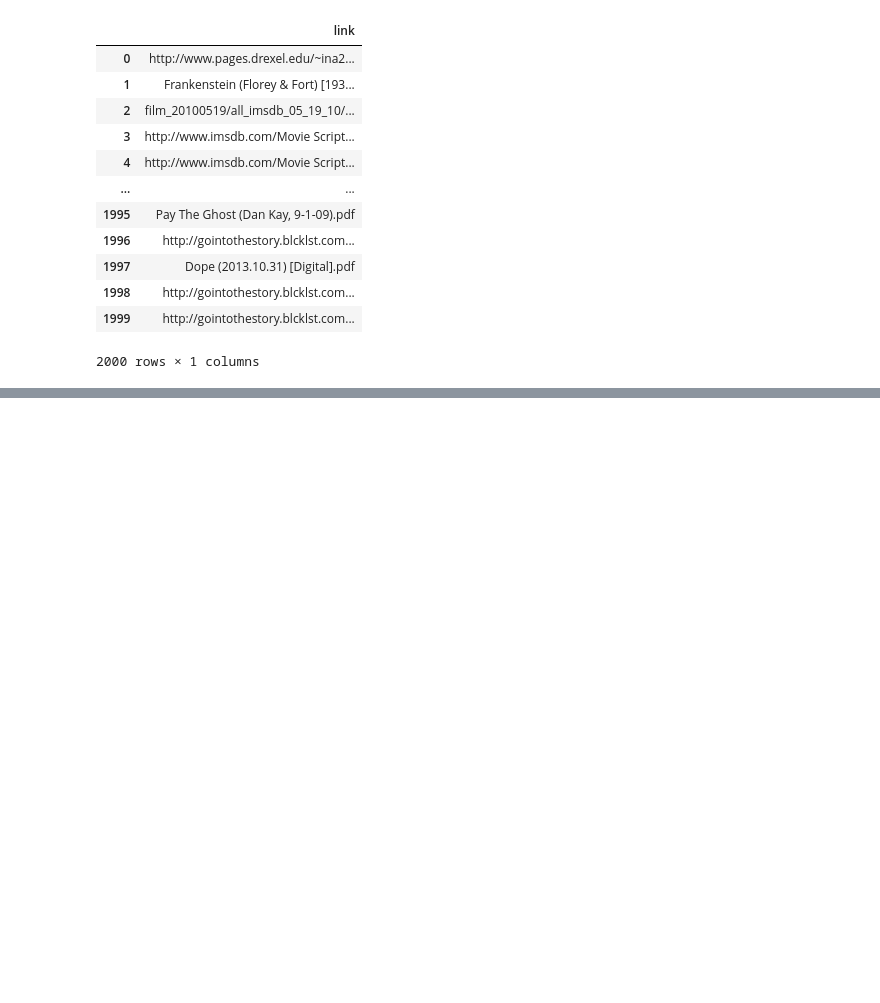
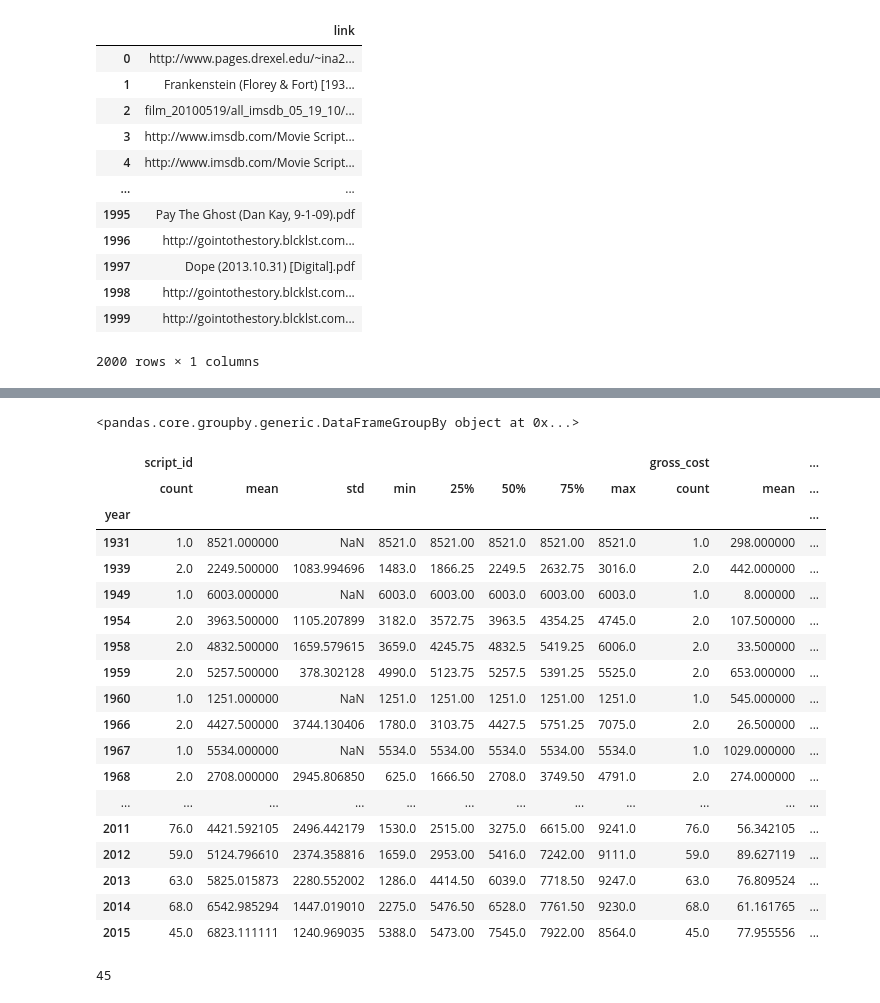
Before and after one commit to ZoeLeBlanc/IntroToDH2020, a Jupyter notebook: week7/Introduction to Pandas.ipynb, the cells around one changed output, grey strips where cells are left out. Saved outputs shown, nothing was run; the diff lists cells and outputs as text; code cells hidden in the pictures; blank space fills up the shorter version.

```diff
--- a/week7/Introduction to Pandas.ipynb
+++ b/week7/Introduction to Pandas.ipynb
@@ -119,0 +179,2 @@ pandas.core.frame.DataFrame
+# %%
+film_scripts.rename(columns={'link': 'source'}, inplace=True)
@@ -119,0 +197,2 @@ pandas.core.frame.DataFrame
+# %%
+film_scripts['link'] = film_scripts['source']
@@ -119,0 +237,2 @@ pandas.core.frame.DataFrame
+# %%
+film_scripts.rename(columns={'gross (inflation-adjusted)': 'gross_ia'}, inplace=True)
@@ -119,0 +301,2 @@ pandas.core.frame.DataFrame
+# %%
+film_scripts_costs = film_scripts[film_scripts.gross_cost > 0]
@@ -119,0 +327,30 @@ pandas.core.frame.DataFrame
+# %%
+film_scripts_costs.groupby('year')
+# %% [output]
+<pandas.core.groupby.generic.DataFrameGroupBy object at 0x...>
+# %%
+film_scripts_costs.groupby('year').describe()
+# %% [output]
+|  | script_id |  |  |  |  |  |  |  | gross_cost |  | ... |
+|  | count | mean | std | min | 25% | 50% | 75% | max | count | mean | ... |
+| year |  |  |  |  |  |  |  |  |  |  | ... |
+| 1931 | 1.0 | 8521.000000 | NaN | 8521.0 | 8521.00 | 8521.0 | 8521.00 | 8521.0 | 1.0 | 298.000000 | ... |
+| 1939 | 2.0 | 2249.500000 | 1083.994696 | 1483.0 | 1866.25 | 2249.5 | 2632.75 | 3016.0 | 2.0 | 442.000000 | ... |
+| 1949 | 1.0 | 6003.000000 | NaN | 6003.0 | 6003.00 | 6003.0 | 6003.00 | 6003.0 | 1.0 | 8.000000 | ... |
+| 1954 | 2.0 | 3963.500000 | 1105.207899 | 3182.0 | 3572.75 | 3963.5 | 4354.25 | 4745.0 | 2.0 | 107.500000 | ... |
+| 1958 | 2.0 | 4832.500000 | 1659.579615 | 3659.0 | 4245.75 | 4832.5 | 5419.25 | 6006.0 | 2.0 | 33.500000 | ... |
+| 1959 | 2.0 | 5257.500000 | 378.302128 | 4990.0 | 5123.75 | 5257.5 | 5391.25 | 5525.0 | 2.0 | 653.000000 | ... |
+| 1960 | 1.0 | 1251.000000 | NaN | 1251.0 | 1251.00 | 1251.0 | 1251.00 | 1251.0 | 1.0 | 545.000000 | ... |
+| 1966 | 2.0 | 4427.500000 | 3744.130406 | 1780.0 | 3103.75 | 4427.5 | 5751.25 | 7075.0 | 2.0 | 26.500000 | ... |
+| 1967 | 1.0 | 5534.000000 | NaN | 5534.0 | 5534.00 | 5534.0 | 5534.00 | 5534.0 | 1.0 | 1029.000000 | ... |
+| 1968 | 2.0 | 2708.000000 | 2945.806850 | 625.0 | 1666.50 | 2708.0 | 3749.50 | 4791.0 | 2.0 | 274.000000 | ... |
+| ... | ... | ... | ... | ... | ... | ... | ... | ... | ... | ... | ... |
+| 2011 | 76.0 | 4421.592105 | 2496.442179 | 1530.0 | 2515.00 | 3275.0 | 6615.00 | 9241.0 | 76.0 | 56.342105 | ... |
+| 2012 | 59.0 | 5124.796610 | 2374.358816 | 1659.0 | 2953.00 | 5416.0 | 7242.00 | 9111.0 | 59.0 | 89.627119 | ... |
+| 2013 | 63.0 | 5825.015873 | 2280.552002 | 1286.0 | 4414.50 | 6039.0 | 7718.50 | 9247.0 | 63.0 | 76.809524 | ... |
+| 2014 | 68.0 | 6542.985294 | 1447.019010 | 2275.0 | 5476.50 | 6528.0 | 7761.50 | 9230.0 | 68.0 | 61.161765 | ... |
+| 2015 | 45.0 | 6823.111111 | 1240.969035 | 5388.0 | 5473.00 | 7545.0 | 7922.00 | 8564.0 | 45.0 | 77.955556 | ... |
+# %%
+len(film_scripts_costs[film_scripts_costs.year == 2015])
+# %% [output]
+45
```
Also changed, not shown: parts of 18 cells of this notebook, 6 other files.
